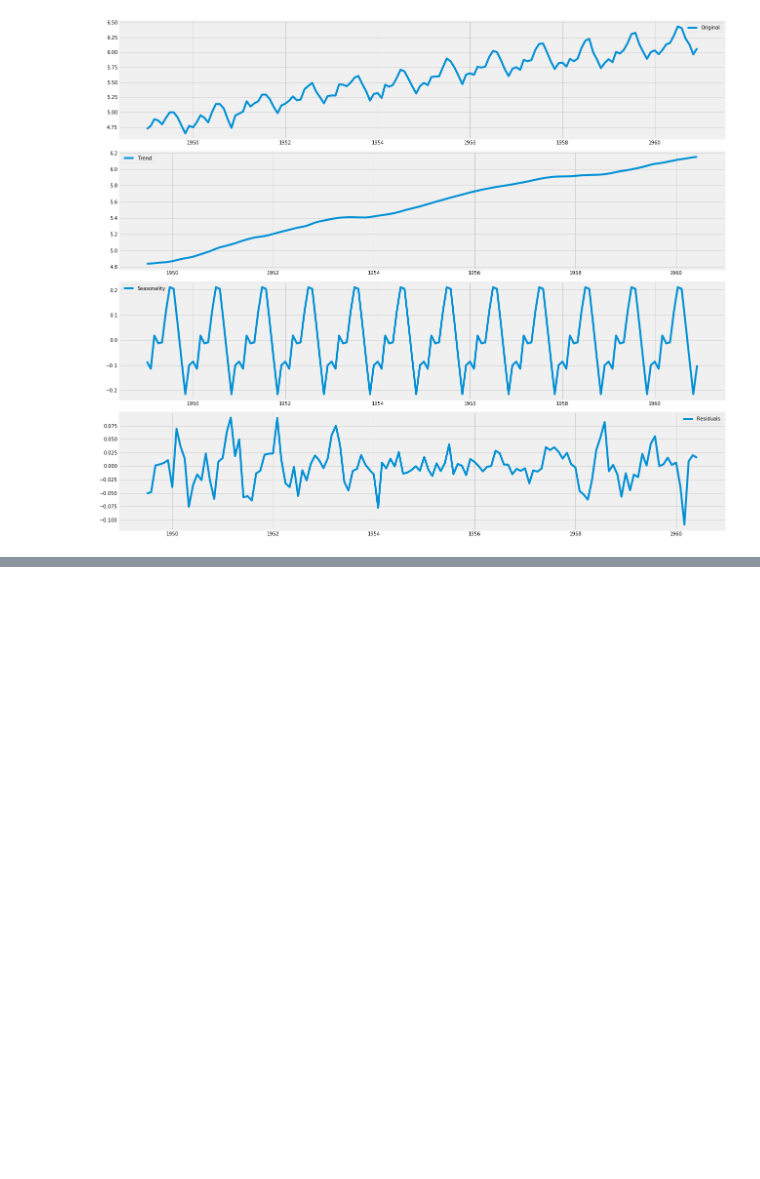
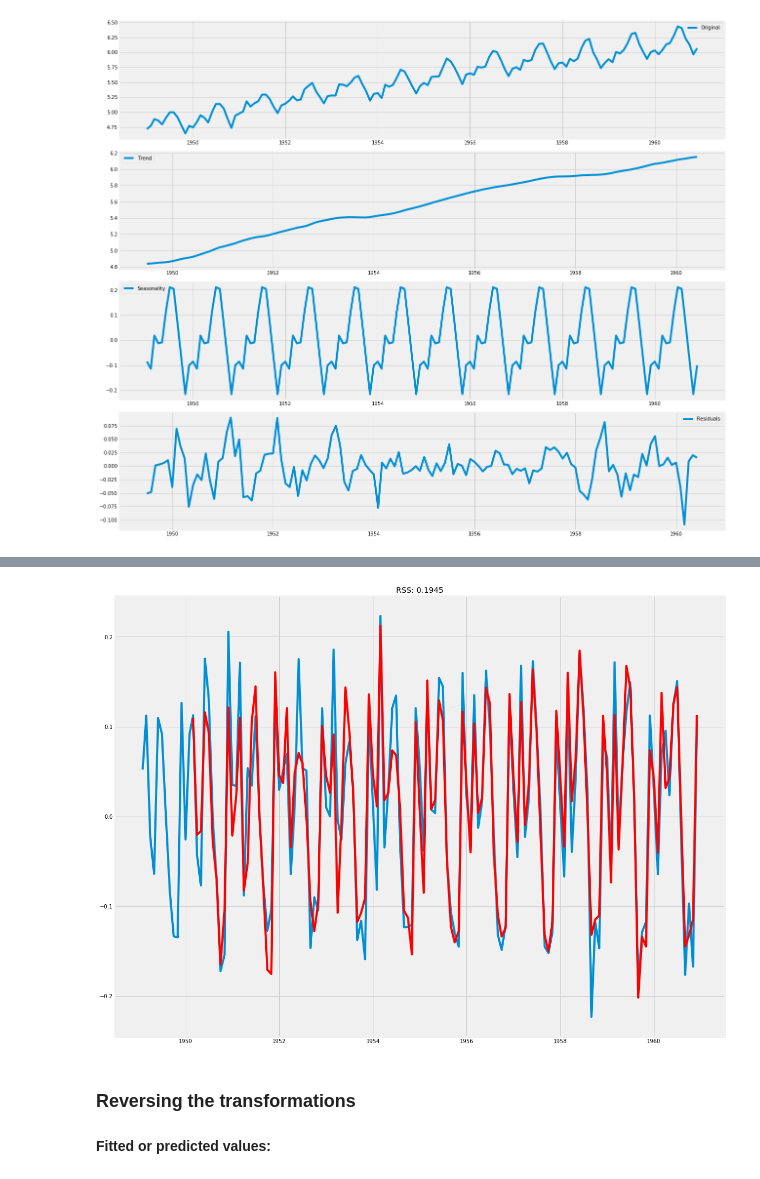
Before and after one commit to roman-cmyk/Time-Series-Analysis-in-Python---Exercise, a Jupyter notebook: Time Series Analysis in Python - Exercise.ipynb, the cells around one changed output, grey strips where cells are left out. Saved outputs shown, nothing was run; the diff lists cells and outputs as text; code cells hidden in the pictures; blank space fills up the shorter version.

```diff
--- a/Time Series Analysis in Python - Exercise.ipynb
+++ b/Time Series Analysis in Python - Exercise.ipynb
@@ -443,0 +460,15 @@ plt.tight_layout()
+# %%
+# fit model
+model = AR(ts_log_diff)
+model_fit = model.fit()
+# %%
+plt.plot(ts_log_diff)
+plt.plot(model_fit.fittedvalues, color='red')
+plt.title('RSS: %.4f'% np.nansum((model_fit.fittedvalues-ts_log_diff)**2))
+plt.show()
+# %% [output]
+[figure, added]
+# %% [markdown]
+### Reversing the transformations
+# %% [markdown]
+__Fitted or predicted values:__
```
Also changed, not shown: parts of 7 cells of this notebook.
